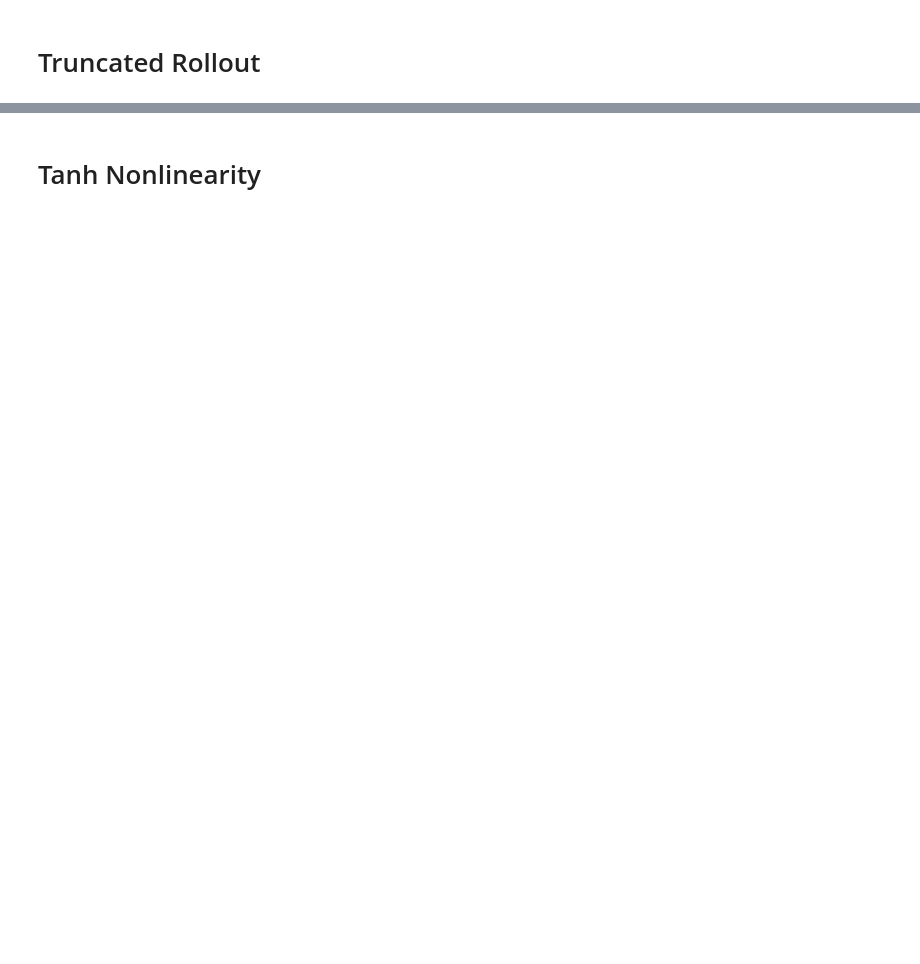
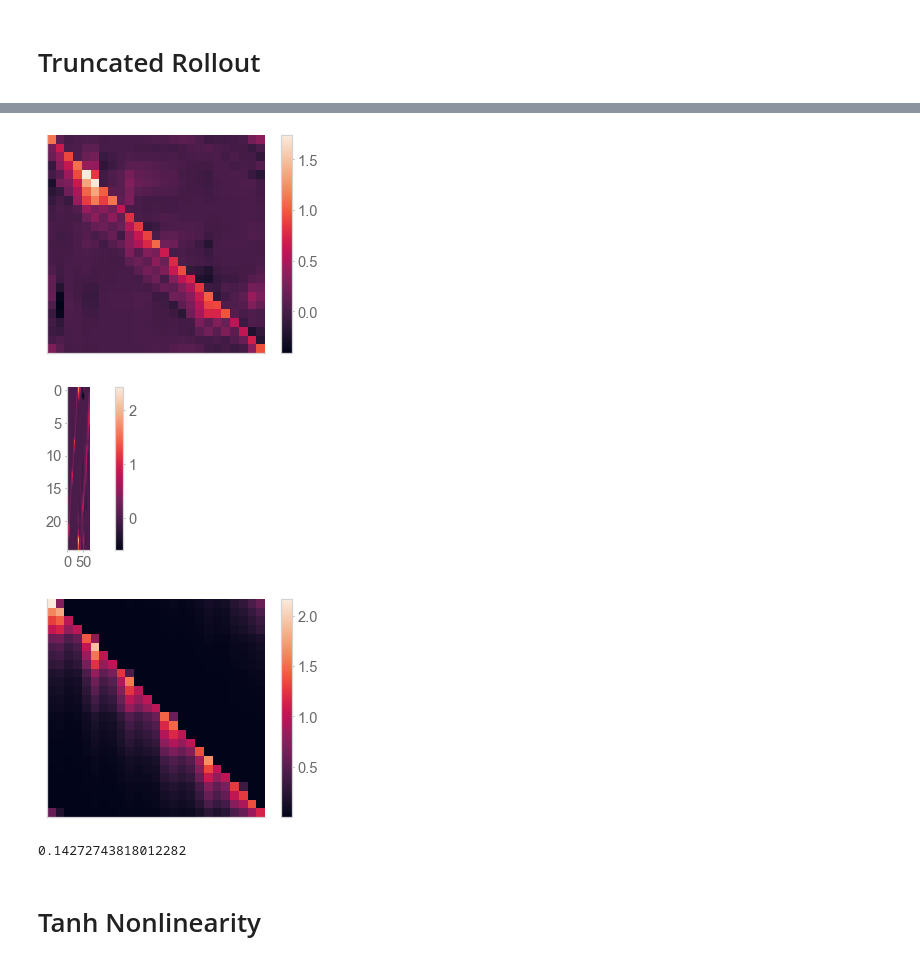
Before and after one commit to chingf/sr-project, a Jupyter notebook: notebooks/3acdf-activity-examples.ipynb, the cells around one changed output, grey strips where cells are left out. Drawn from its saved outputs; the diff is of its cells as text; code cells hidden in the pictures; blank space fills up the shorter version.

```diff
--- a/notebooks/3acdf-activity-examples.ipynb
+++ b/notebooks/3acdf-activity-examples.ipynb
@@ -117,3 +114,13 @@ run_and_plot(net)
+# %%
+net = STDP_SR(25, 0.8, ca3_kwargs={
+    'output_params':{'num_iterations': 5}
+        })
+run_and_plot(net, num_steps=70)
+# %% [output]
+[figure, added]
+[figure, added]
+[figure, added]
+0.14272743818012282
 # %% [markdown]
 # Tanh Nonlinearity
 # %%
```
Also changed, not shown: parts of 5 cells of this notebook, 9 other files.
